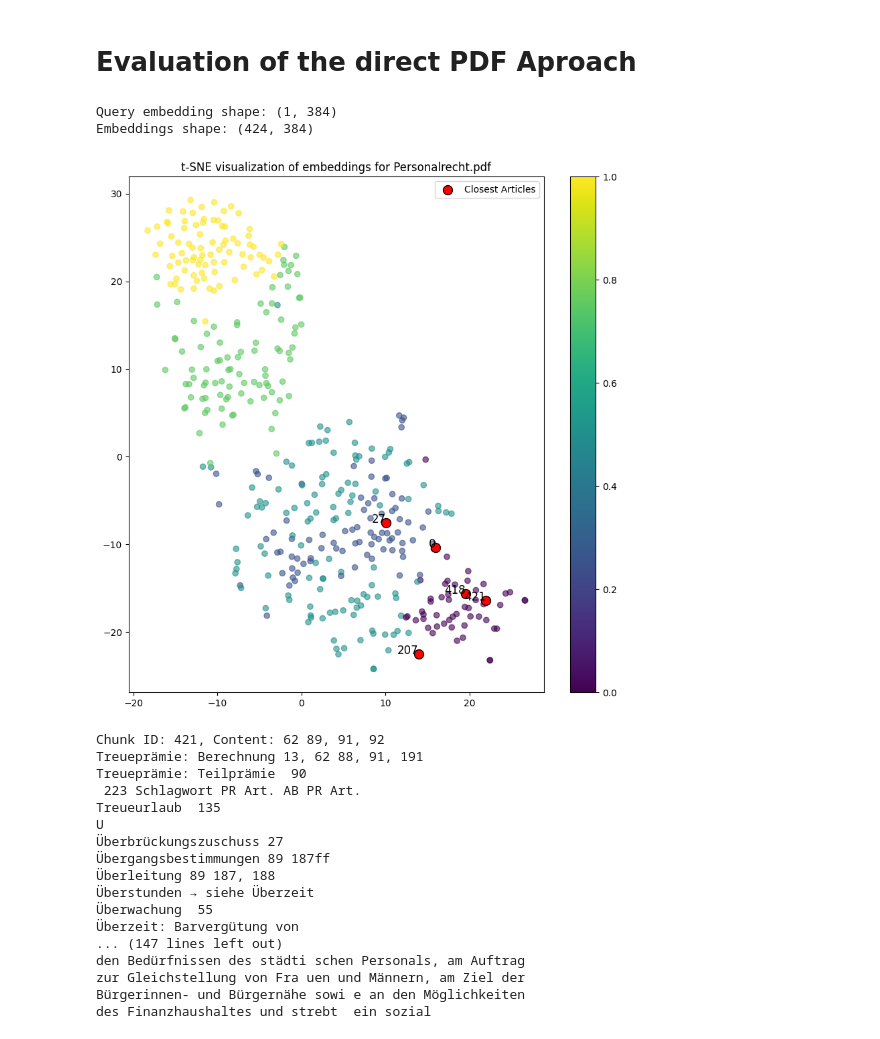
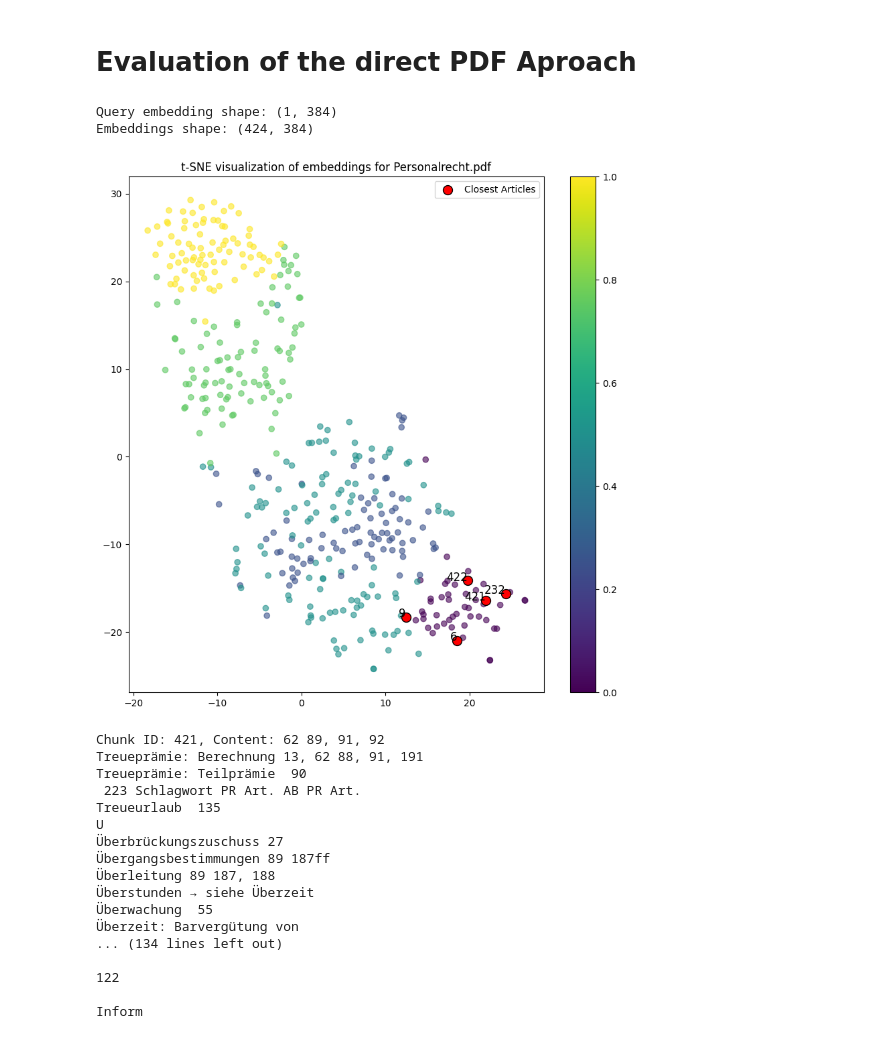
Before and after one commit to JanoshWerlen/ZHAW_ML2_Project, a Jupyter notebook: Project_Files/2_Evaluate_RAG_Embedding.ipynb, the cells around one changed output. Cells and saved outputs as stored; diff of their text form; code cells hidden in the pictures.

```diff
--- a/Project_Files/2_Evaluate_RAG_Embedding.ipynb
+++ b/Project_Files/2_Evaluate_RAG_Embedding.ipynb
@@ -581,7 +583,7 @@ def evaluate_model(json_files, index_files, names, models, query):
 
 
         # Define a function to perform similarity search
-        def similarity_search(query_embedding, k=5):
+        def similarity_search(query_embedding, k=10):
             D, I = index.search(np.array([query_embedding]).astype('float32'), k)
             return I[0], D[0]
 
@@ -731,7 +750,7 @@ def evaluate_model(json_files, index_files, names, models, query):
 
 
         # Define a function to perform similarity search
-        def similarity_search(query_embedding, k=5):
+        def similarity_search(query_embedding, k=10):
             D, I = index.search(np.array([query_embedding]).astype('float32'), k)
             return I[0], D[0]
 
@@ -885,35 +914,35 @@ def visualize_retrieval(embeddings, neighbors, dataset_name):
     plt.figure(figsize=(10, 10))
     plt.scatter(embeddings_2d[:, 0], embeddings_2d[:, 1], c=labels, cmap='viridis', alpha=0.6)
     closest_points = embeddings_2d[neighbors]
     plt.scatter(closest_points[:, 0], closest_points[:, 1], c='red', edgecolors='k', s=100, label='Closest Articles')
     for i, (x, y) in enumerate(closest_points):
         plt.text(x, y, str(neighbors[i]), fontsize=12, ha='right')
     plt.colorbar()
     plt.title(f"t-SNE visualization of embeddings for {dataset_name}")
     plt.legend()
     plt.show()
 
 def evaluate_model(pdf_path, query, model_name='all-MiniLM-L6-v2'):
     model = SentenceTransformer(model_name)
     text_chunks = split_pdf_to_text_chunks(pdf_path)
     embeddings = create_embeddings(text_chunks, model)
     index = build_faiss_index(np.array(embeddings))
     query_embedding = model.encode([query])
 
     print(f"Query embedding shape: {query_embedding.shape}")
     print(f"Embeddings shape: {embeddings.shape}")
 
     neighbors, distances = similarity_search(index, query_embedding)
     visualize_retrieval(np.array(embeddings), neighbors, os.path.basename(pdf_path))
     for idx in neighbors:
         print(f"Chunk ID: {idx}, Content: {text_chunks[idx]}")
 
 # Example usage
-evaluate_model('../sample_data/Personalrecht.pdf', 'Was sind Nachtzulagen?')
+evaluate_model('../sample_data/Personalrecht.pdf', 'Was sind die Pausenregelungen?')
 # %% [output]
 Query embedding shape: (1, 384)
 Embeddings shape: (424, 384)
-[figure, old version]
+[figure, new version]
 Chunk ID: 421, Content: 62 89, 91, 92
 Treueprämie: Berechnung 13, 62 88, 91, 191
 Treueprämie: Teilprämie  90
@@ -926,8 +955,8 @@ U
 Überstunden → siehe Überzeit
 Überwachung  55
 Überzeit: Barvergütung von
-... (147 lines left out)
-den Bedürfnissen des städti schen Personals, am Auftrag
-zur Gleichstellung von Fra uen und Männern, am Ziel der
-Bürgerinnen- und Bürgernähe sowi e an den Möglichkeiten
-des Finanzhaushaltes und strebt  ein sozial
+... (134 lines left out)
+
+122
+
+Inform
```
Also changed, not shown: parts of 5 cells of this notebook.
